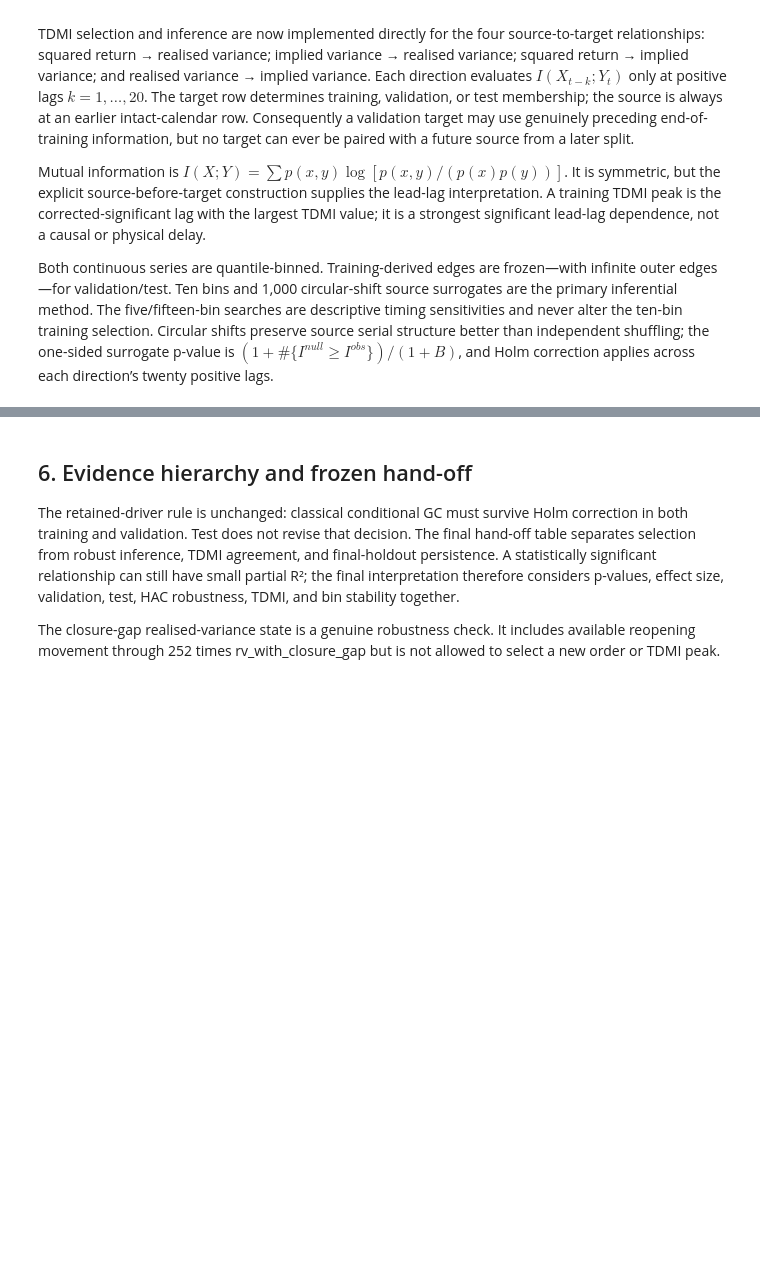
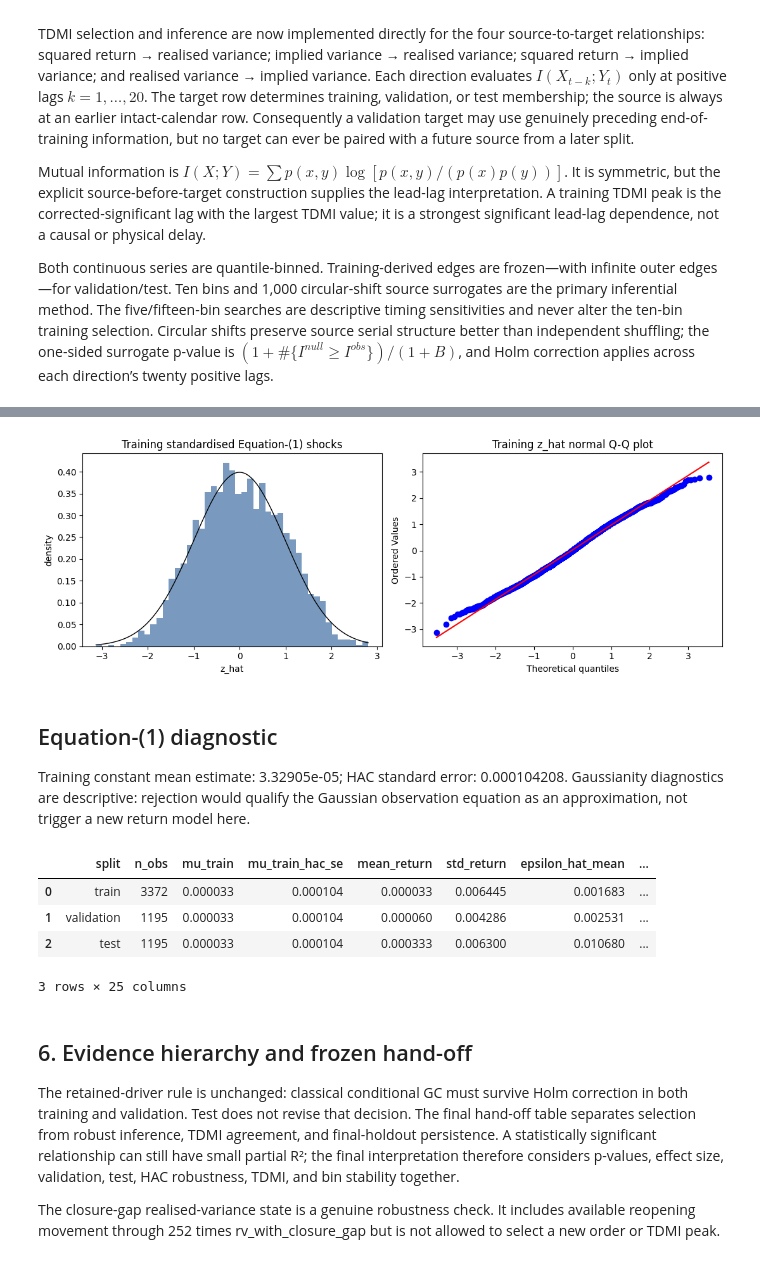
Before and after one commit to JivN24/HSBC-AN-RN, a Jupyter notebook: CODEWORK/Linus' Task Re-Do/16_empirical_gc_tdmi_dependence_structure.ipynb, the cells around one changed output, grey strips where cells are left out. Drawn from its saved outputs; the diff is of its cells as text; code cells hidden in the pictures; blank space fills up the shorter version.

```diff
--- a/CODEWORK/Linus' Task Re-Do/16_empirical_gc_tdmi_dependence_structure.ipynb
+++ b/CODEWORK/Linus' Task Re-Do/16_empirical_gc_tdmi_dependence_structure.ipynb
@@ -421,3 +507,38 @@ Directional selection, significance, validation, and test evaluation use only po
+# %%
+
+# Compact Equation-(1) diagnostic: no return-target GC/TDMI or mean-model selection is introduced.
+panel["equation1_eligible"]=(panel.rv_eligible.fillna(False).astype(bool)&np.isfinite(panel.within_session_log_return)&np.isfinite(panel.realised_variance_ann_252)&panel.realised_variance_ann_252.gt(0))
+eq1_train=panel.loc[panel.sample_split.eq("train")&panel.equation1_eligible,"within_session_log_return"].to_numpy(float)
+if len(eq1_train)<30: raise ValueError("Too few Equation-(1)-eligible training observations.")
+mu_train=float(eq1_train.mean())
+mean_fit=sm.OLS(eq1_train,np.ones((len(eq1_train),1))).fit()
+mean_hac_lags=max(1,int(np.floor(4*(len(eq1_train)/100)**(2/9))))
+mean_hac=mean_fit.get_robustcov_results(cov_type="HAC",maxlags=mean_hac_lags)
+mu_train_hac_se=float(mean_hac.bse[0])
+
+eq1_rows=[]
+for split in ["train","validation","test"]:
+    d=panel.loc[panel.sample_split.eq(split)&panel.equation1_eligible,["within_session_log_return","realised_variance_ann_252"]].copy()
+    r=d.within_session_log_return.to_numpy(float);R=d.realised_variance_ann_252.to_numpy(float);er=r-mu_train
+    epsilon_hat=er/np.sqrt(R);z_hat=np.sqrt(252)*epsilon_hat
+    lb_r=acorr_ljungbox(er,lags=[5,10,20],return_df=True);lb_z=acorr_ljungbox(z_hat,lags=[5,10,20],return_df=True);lb_z2=acorr_ljungbox(z_hat**2,lags=[5,10,20],return_df=True)
+    jb=stats.jarque_bera(z_hat)
+    eq1_rows.append({"split":split,"n_obs":len(d),"mu_train":mu_train,"mu_train_hac_se":mu_train_hac_se,"mean_return":float(r.mean()),"std_return":float(r.std(ddof=1)),"epsilon_hat_mean":float(epsilon_hat.mean()),"epsilon_hat_variance":float(epsilon_hat.var(ddof=1)),"epsilon_target_variance":1/252,"z_hat_mean":float(z_hat.mean()),"z_hat_std":float(z_hat.std(ddof=1)),"z_hat_variance":float(z_hat.var(ddof=1)),"z_hat_skewness":float(stats.skew(z_hat,bias=False)),"z_hat_excess_kurtosis":float(stats.kurtosis(z_hat,fisher=True,bias=False)),"lb_return_5_p":float(lb_r.loc[5,"lb_pvalue"]),"lb_return_10_p":float(lb_r.loc[10,"lb_pvalue"]),"lb_return_20_p":float(lb_r.loc[20,"lb_pvalue"]),"lb_z_5_p":float(lb_z.loc[5,"lb_pvalue"]),"lb_z_10_p":float(lb_z.loc[10,"lb_pvalue"]),"lb_z_20_p":float(lb_z.loc[20,"lb_pvalue"]),"lb_z2_5_p":float(lb_z2.loc[5,"lb_pvalue"]),"lb_z2_10_p":float(lb_z2.loc[10,"lb_pvalue"]),"lb_z2_20_p":float(lb_z2.loc[20,"lb_pvalue"]),"jarque_bera_stat":float(jb.statistic),"jarque_bera_p":float(jb.pvalue)})
+spot_diagnostics=pd.DataFrame(eq1_rows)
+fig,axs=plt.subplots(1,2,figsize=(11,4))
+train_z=(eq1_train-mu_train)/np.sqrt(panel.loc[panel.sample_split.eq("train")&panel.equation1_eligible,"realised_variance_ann_252"].to_numpy(float)/252)
+axs[0].hist(train_z,bins=45,density=True,color="#4c78a8",alpha=.75);xx=np.linspace(train_z.min(),train_z.max(),300);axs[0].plot(xx,stats.norm.pdf(xx),color="black",lw=1);axs[0].set(title="Training standardised Equation-(1) shocks",xlabel="z_hat",ylabel="density")
+stats.probplot(train_z,dist="norm",plot=axs[1]);axs[1].set_title("Training z_hat normal Q-Q plot");fig.tight_layout();plt.show()
+display(Markdown(f"## Equation-(1) diagnostic\nTraining constant mean estimate: {mu_train:.6g}; HAC standard error: {mu_train_hac_se:.6g}. Gaussianity diagnostics are descriptive: rejection would qualify the Gaussian observation equation as an approximation, not trigger a new return model here."));display(spot_diagnostics)
+# %% [output]
+[figure, added]
+## Equation-(1) diagnostic
+Training constant mean estimate: 3.32905e-05; HAC standard error: 0.000104208. Gaussianity diagnostics are descriptive: rejection would qualify the Gaussian observation equation as an approximation, not trigger a new return model here.
+|  | split | n_obs | mu_train | mu_train_hac_se | mean_return | std_return | epsilon_hat_mean | ... |
+| 0 | train | 3372 | 0.000033 | 0.000104 | 0.000033 | 0.006445 | 0.001683 | ... |
+| 1 | validation | 1195 | 0.000033 | 0.000104 | 0.000060 | 0.004286 | 0.002531 | ... |
+| 2 | test | 1195 | 0.000033 | 0.000104 | 0.000333 | 0.006300 | 0.010680 | ... |
+3 rows × 25 columns
 # %% [markdown]
 ## 6. Evidence hierarchy and frozen hand-off
 
```
Also changed, not shown: parts of 12 cells of this notebook, 46 other files.
